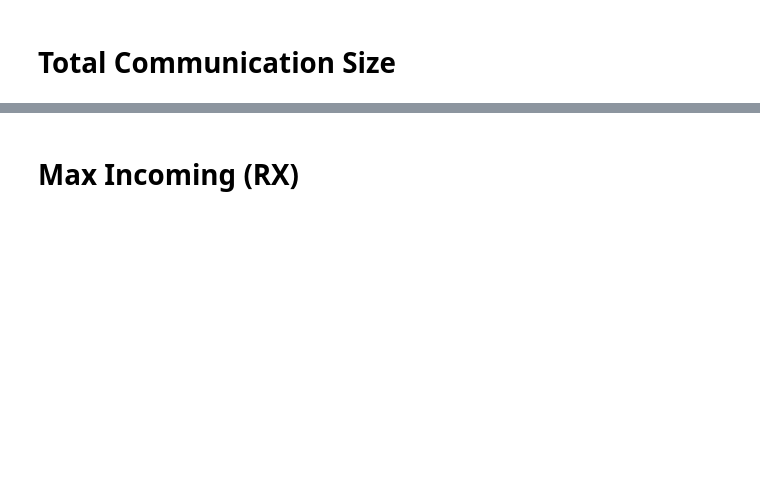
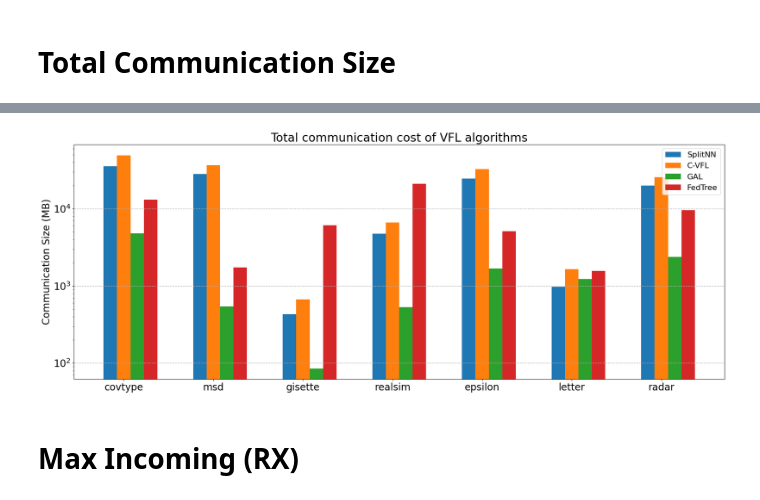
Before and after one commit to Xtra-Computing/VertiBench, a Jupyter notebook: comm-cost-real-dist.ipynb, the cells around one changed output, grey strips where cells are left out. Cells and saved outputs as stored; diff of their text form; code cells hidden in the pictures; blank space fills up the shorter version.

```diff
--- a/comm-cost-real-dist.ipynb
+++ b/comm-cost-real-dist.ipynb
@@ -78,3 +53,55 @@ plt.show()
+# %%
+cvfl_comm_max_in_list = [ data[ds + '_cvfl']['rx_mean'] for ds in dataset_list ]
+cvfl_comm_max_out_list = [ data[ds + '_cvfl']['tx_mean'] for ds in dataset_list ]
+cvfl_comm_total_list = [ data[ds + '_cvfl']['rx_mean'] + data[ds + '_cvfl']['tx_mean'] for ds in dataset_list ]
+cvfl_comm_max_in_std_list = [ data[ds + '_cvfl']['rx_std'] for ds in dataset_list ]
+cvfl_comm_max_out_std_list = [ data[ds + '_cvfl']['tx_std'] for ds in dataset_list ]
+
+splitnn_comm_max_in_list = [ data[ds + '_splitnn']['rx_mean'] for ds in dataset_list ]
+splitnn_comm_max_out_list = [ data[ds + '_splitnn']['tx_mean'] for ds in dataset_list ]
+splitnn_comm_total_list = [ data[ds + '_splitnn']['rx_mean'] + data[ds + '_splitnn']['tx_mean'] for ds in dataset_list ]
+splitnn_comm_max_in_std_list = [ data[ds + '_splitnn']['rx_std'] for ds in dataset_list ]
+splitnn_comm_max_out_std_list = [ data[ds + '_splitnn']['tx_std'] for ds in dataset_list ]
+
+fedtree_comm_max_in_list = [ data[ds + '_fedtree']['rx_mean'] for ds in dataset_list ]
+fedtree_comm_max_out_list = [ data[ds + '_fedtree']['tx_mean'] for ds in dataset_list ]
+fedtree_comm_total_list = [ data[ds + '_fedtree']['rx_mean'] + data[ds + '_fedtree']['tx_mean'] for ds in dataset_list ]
+fedtree_comm_max_in_std_list = [ data[ds + '_fedtree']['rx_std'] for ds in dataset_list ]
+fedtree_comm_max_out_std_list = [ data[ds + '_fedtree']['tx_std'] for ds in dataset_list ]
+
+gal_comm_max_in_list = [ data[ds + '_gal']['rx_mean'] for ds in dataset_list ]
+gal_comm_max_out_list = [ data[ds + '_gal']['tx_mean'] for ds in dataset_list ]
+gal_comm_total_list = [ data[ds + '_gal']['rx_mean'] + data[ds + '_gal']['tx_mean'] for ds in dataset_list ]
+gal_comm_max_in_std_list = [ data[ds + '_gal']['rx_std'] for ds in dataset_list ]
+gal_comm_max_out_std_list = [ data[ds + '_gal']['tx_std'] for ds in dataset_list ]
+
+# plot the communication cost of each algorithm in a bar chart
+algorithm_list = ['SplitNN', 'C-VFL', 'GAL', 'SecureBoost']
+
+plt.rcParams.update({'font.size': 20})
+fig, ax = plt.subplots(figsize=(20, 8))
+x = np.arange(len(dataset_list))  # the label locations
+width = 0.15  # the width of the bars
+
+rects1 = ax.bar(x - width, splitnn_comm_total_list, width, label='SplitNN')
+rects2 = ax.bar(x, cvfl_comm_total_list, width, label='C-VFL')
+rects3 = ax.bar(x + width, gal_comm_total_list, width, label='GAL')
+rects4 = ax.bar(x + 2 * width, fedtree_comm_total_list, width, label='FedTree')
+
+# Add some text for labels, title and custom x-axis tick labels, etc.
+ax.set_ylabel('Communication Size (MB)')
+ax.set_title('Total communication cost of VFL algorithms')
+ax.set_xticks(x)
+ax.set_xticklabels(dataset_list)
+ax.legend(fontsize=16)
+ax.set_yscale('log')
+ax.grid(axis='y', linestyle='--', linewidth=1)
+
+fig.tight_layout()
+fig.savefig('fig/comm_total_real_dist.png')
+plt.show()
+# %% [output]
+[figure, added]
 # %% [markdown]
 # Max Incoming (RX)
 # %%
```
Also changed, not shown: parts of 5 cells of this notebook, 1 other file.
